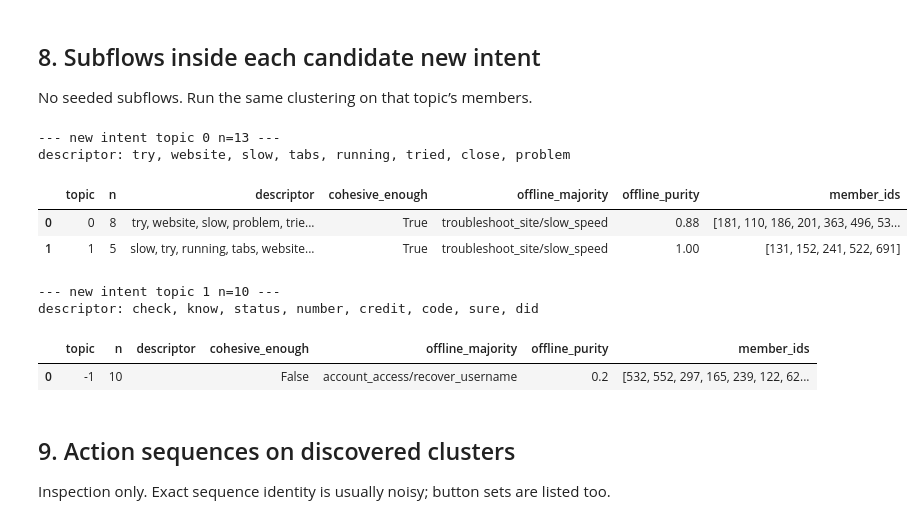
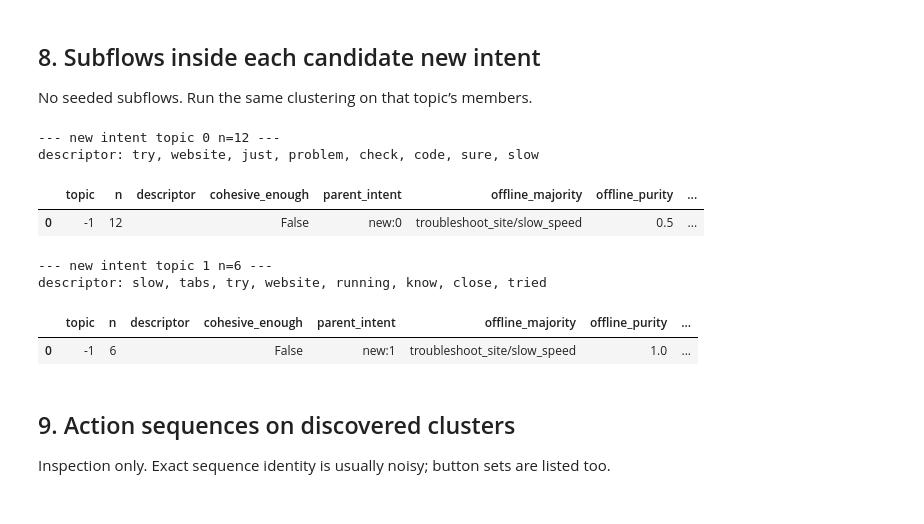
Before and after one commit to doc1000/fresh-skills, a Jupyter notebook: notebooks/scratch_multi_intent_eda_working.ipynb, the cells around one changed output. Drawn from its saved outputs; the diff is of its cells as text; code cells hidden in the pictures.

```diff
--- a/notebooks/scratch_multi_intent_eda_working.ipynb
+++ b/notebooks/scratch_multi_intent_eda_working.ipynb
@@ -456,7 +351,7 @@ week_emb = embed_items(week_items)
 seed_emb = embed_items(seed_items)
 
 intent_centroid = centroid_matrix(
-    seed_items, lambda c: c["scenario"]["flow"], INTENT_NAMES
+    seed_emb, [c["scenario"]["flow"] for c in seed_items], INTENT_NAMES
 )
 intent_guideline = embed_texts([guideline_intent_doc(flow) for flow in INTENT_NAMES])
 
@@ -470,7 +365,9 @@ subflow_guideline: dict[str, np.ndarray] = {}
 for flow, subflows in SEED_SUBFLOWS.items():
     seeded = [c for c in seed_items if c["scenario"]["flow"] == flow]
     subflow_centroid[flow] = centroid_matrix(
-        seeded, lambda c: c["scenario"]["subflow"], subflows
+        embed_items(seeded),
+        [c["scenario"]["subflow"] for c in seeded],
+        subflows,
     )
     subflow_guideline[flow] = embed_texts(
         [guideline_subflow_doc(flow, sf) for sf in subflows]
@@ -823,20 +740,22 @@ for flow in INTENT_NAMES:
     leftover = subflow_df[(subflow_df["pred_intent"] == flow) & (~subflow_df["subflow_assigned"])]
     leftover_items = [by_id[i] for i in leftover["conversation_id"]]
     print(f"\n--- unclassified under {flow}: n={len(leftover_items)} ---")
-    table, _, _ = discover_topics(leftover_items)
+    result = discover_subflow_topics(as_records(leftover_items), intent=flow, config=TOPIC_CONFIG)
+    if result.skipped:
+        print(f"skip clustering: n={len(leftover_items)} < min_to_cluster={TOPIC_CONFIG.min_to_cluster}")
+        continue
+    table = topic_frame(result, leftover_items)
     display(table)
-    if table.empty:
-        continue
-    for row in table.itertuples():
-        if not row.cohesive_enough:
+    for topic in result.topics:
+        if not topic.cohesive_enough:
             continue
         new_subflow_clusters.append(
             {
                 "intent": flow,
-                "topic": int(row.topic),
-                "n": int(row.n),
-                "descriptor": row.descriptor,
-                "member_ids": list(row.member_ids),
+                "topic": topic.topic_id,
+                "n": topic.size,
+                "descriptor": topic.descriptor,
+                "member_ids": [int(member_id) for member_id in topic.member_ids],
             }
         )
 print("candidate new subflows", new_subflow_clusters)
@@ -856,19 +775,25 @@ No seeded subflows. Run the same clustering on that topic’s members.
 # %%
 for cluster in new_intent_clusters:
     print(f"\n--- new intent topic {cluster['topic']} n={cluster['n']} ---")
     print("descriptor:", cluster["descriptor"])
-    table, _, _ = discover_topics(cluster["items"])
-    display(table)
+    result = discover_subflow_topics(
+        as_records(cluster["items"]),
+        intent=f"new:{cluster['topic']}",
+        config=TOPIC_CONFIG,
+    )
+    if result.skipped:
+        print(f"skip clustering: n={cluster['n']} < min_to_cluster={TOPIC_CONFIG.min_to_cluster}")
+        continue
+    display(topic_frame(result, cluster["items"]))
 # %% [output]
---- new intent topic 0 n=13 ---
-descriptor: try, website, slow, tabs, running, tried, close, problem
+--- new intent topic 0 n=12 ---
+descriptor: try, website, just, problem, check, code, sure, slow
-|  | topic | n | descriptor | cohesive_enough | offline_majority | offline_purity | member_ids |
-| 0 | 0 | 8 | try, website, slow, problem, trie... | True | troubleshoot_site/slow_speed | 0.88 | [181, 110, 186, 201, 363, 496, 53... |
-| 1 | 1 | 5 | slow, try, running, tabs, website... | True | troubleshoot_site/slow_speed | 1.00 | [131, 152, 241, 522, 691] |
+|  | topic | n | descriptor | cohesive_enough | parent_intent | offline_majority | offline_purity | ... |
+| 0 | -1 | 12 |  | False | new:0 | troubleshoot_site/slow_speed | 0.5 | ... |
---- new intent topic 1 n=10 ---
-descriptor: check, know, status, number, credit, code, sure, did
+--- new intent topic 1 n=6 ---
+descriptor: slow, tabs, try, website, running, know, close, tried
-|  | topic | n | descriptor | cohesive_enough | offline_majority | offline_purity | member_ids |
-| 0 | -1 | 10 |  | False | account_access/recover_username | 0.2 | [532, 552, 297, 165, 239, 122, 62... |
+|  | topic | n | descriptor | cohesive_enough | parent_intent | offline_majority | offline_purity | ... |
+| 0 | -1 | 6 |  | False | new:1 | troubleshoot_site/slow_speed | 1.0 | ... |
 # %% [markdown]
 ## 9. Action sequences on discovered clusters
 
```
Also changed, not shown: parts of 15 cells of this notebook, 9 other files.
